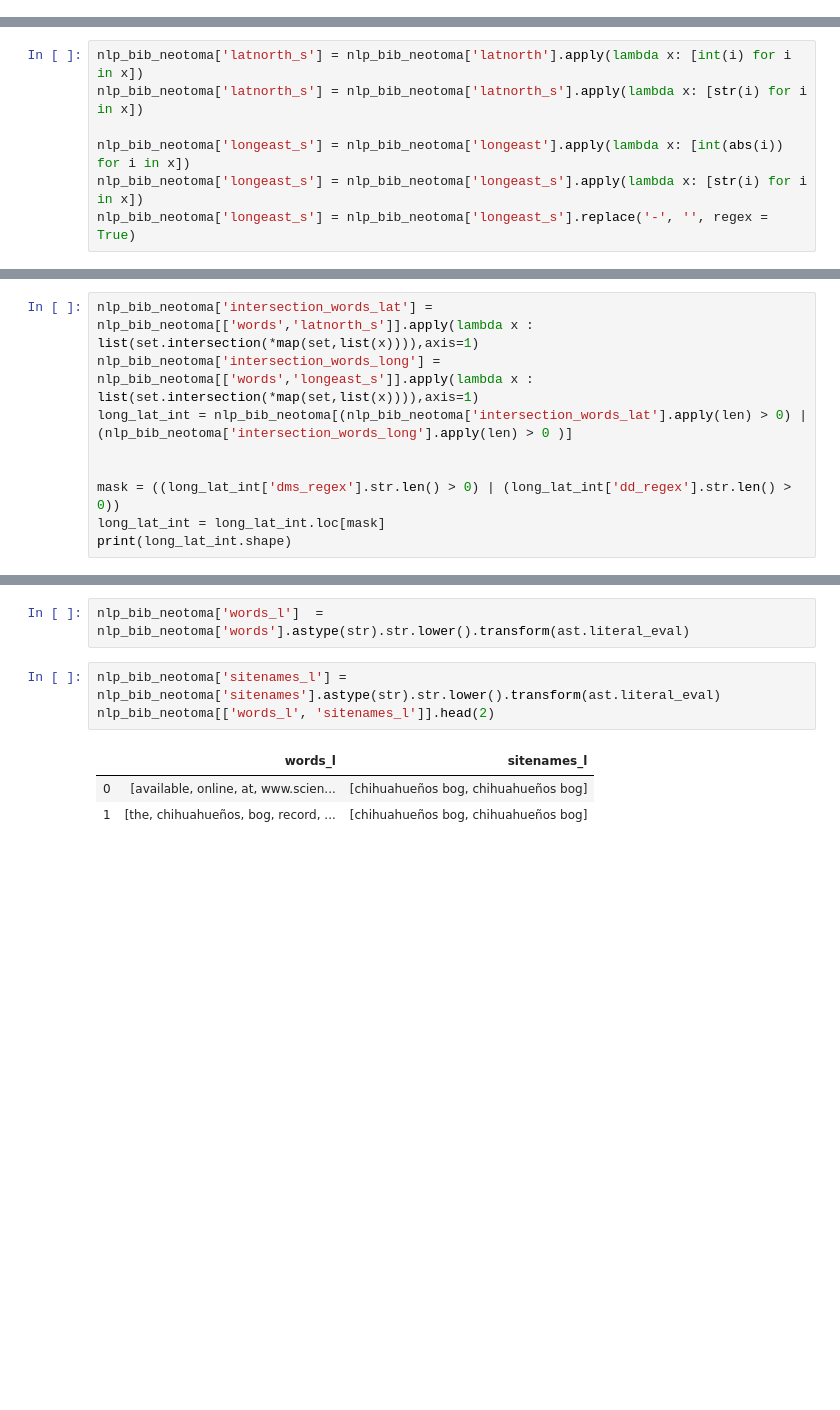
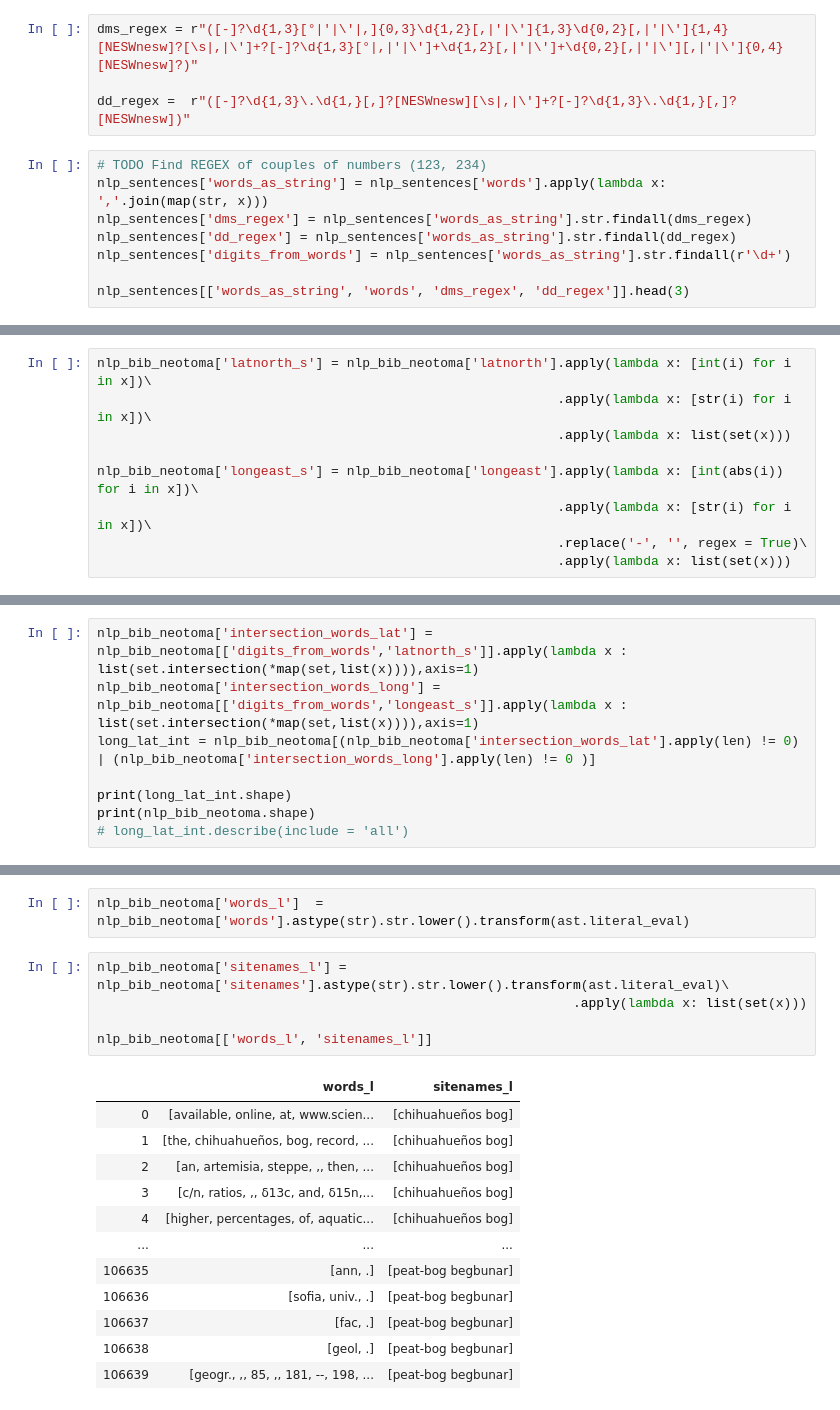
Before and after one commit to throughput-ec/UnacquiredSites, a Jupyter notebook: ML_Record_Mining_JN.ipynb, the cells around one changed output, grey strips where cells are left out. Cells and saved outputs as stored; diff of their text form; blank space fills up the shorter version.

```diff
--- a/ML_Record_Mining_JN.ipynb
+++ b/ML_Record_Mining_JN.ipynb
@@ -114,0 +111,12 @@ This is the used REGEX to extract coordinates in the script:
+# %%
+dms_regex = r"([-]?\d{1,3}[°|′|\'|,]{0,3}\d{1,2}[,|′|\']{1,3}\d{0,2}[,|′|\']{1,4}[NESWnesw]?[\s|,|\']+?[-]?\d{1,3}[°|,|′|\']+\d{1,2}[,|′|\']+\d{0,2}[,|′|\'][,|′|\']{0,4}[NESWnesw]?)"
+
+dd_regex =  r"([-]?\d{1,3}\.\d{1,}[,]?[NESWnesw][\s|,|\']+?[-]?\d{1,3}\.\d{1,}[,]?[NESWnesw])"
+# %%
+# TODO Find REGEX of couples of numbers (123, 234)
+nlp_sentences['words_as_string'] = nlp_sentences['words'].apply(lambda x: ','.join(map(str, x)))
+nlp_sentences['dms_regex'] = nlp_sentences['words_as_string'].str.findall(dms_regex)
+nlp_sentences['dd_regex'] = nlp_sentences['words_as_string'].str.findall(dd_regex)
+nlp_sentences['digits_from_words'] = nlp_sentences['words_as_string'].str.findall(r'\d+')
+
+nlp_sentences[['words_as_string', 'words', 'dms_regex', 'dd_regex']].head(3)
@@ -312,7 +373,9 @@ nlp_bib_neotoma[['_gddid', 'sentid', 'doi', 'words', 'dms_regex', 'sitenames', '
 # %%
-nlp_bib_neotoma['latnorth_s'] = nlp_bib_neotoma['latnorth'].apply(lambda x: [int(i) for i in x])
-nlp_bib_neotoma['latnorth_s'] = nlp_bib_neotoma['latnorth_s'].apply(lambda x: [str(i) for i in x])
+nlp_bib_neotoma['latnorth_s'] = nlp_bib_neotoma['latnorth'].apply(lambda x: [int(i) for i in x])\
+                                                           .apply(lambda x: [str(i) for i in x])\
+                                                           .apply(lambda x: list(set(x)))
 
-nlp_bib_neotoma['longeast_s'] = nlp_bib_neotoma['longeast'].apply(lambda x: [int(abs(i)) for i in x])
-nlp_bib_neotoma['longeast_s'] = nlp_bib_neotoma['longeast_s'].apply(lambda x: [str(i) for i in x])
-nlp_bib_neotoma['longeast_s'] = nlp_bib_neotoma['longeast_s'].replace('-', '', regex = True)
+nlp_bib_neotoma['longeast_s'] = nlp_bib_neotoma['longeast'].apply(lambda x: [int(abs(i)) for i in x])\
+                                                           .apply(lambda x: [str(i) for i in x])\
+                                                           .replace('-', '', regex = True)\
+                                                           .apply(lambda x: list(set(x)))
@@ -321,10 +386,9 @@ nlp_bib_neotoma['longeast_s'] = nlp_bib_neotoma['longeast_s'].replace('-', '', r
 # %%
-nlp_bib_neotoma['intersection_words_lat'] = nlp_bib_neotoma[['words','latnorth_s']].apply(lambda x : list(set.intersection(*map(set,list(x)))),axis=1)
-nlp_bib_neotoma['intersection_words_long'] = nlp_bib_neotoma[['words','longeast_s']].apply(lambda x : list(set.intersection(*map(set,list(x)))),axis=1)
-long_lat_int = nlp_bib_neotoma[(nlp_bib_neotoma['intersection_words_lat'].apply(len) > 0) | (nlp_bib_neotoma['intersection_words_long'].apply(len) > 0 )]
+nlp_bib_neotoma['intersection_words_lat'] = nlp_bib_neotoma[['digits_from_words','latnorth_s']].apply(lambda x : list(set.intersection(*map(set,list(x)))),axis=1)
+nlp_bib_neotoma['intersection_words_long'] = nlp_bib_neotoma[['digits_from_words','longeast_s']].apply(lambda x : list(set.intersection(*map(set,list(x)))),axis=1)
+long_lat_int = nlp_bib_neotoma[(nlp_bib_neotoma['intersection_words_lat'].apply(len) != 0) | (nlp_bib_neotoma['intersection_words_long'].apply(len) != 0 )]
 
-
-mask = ((long_lat_int['dms_regex'].str.len() > 0) | (long_lat_int['dd_regex'].str.len() > 0))
-long_lat_int = long_lat_int.loc[mask]
 print(long_lat_int.shape)
+print(nlp_bib_neotoma.shape)
+# long_lat_int.describe(include = 'all')
 # %% [output]
@@ -346,9 +466,20 @@ Let's now extract Sitenames from the Neotoma database. For this, I will group by
 # %%
 nlp_bib_neotoma['words_l']  = nlp_bib_neotoma['words'].astype(str).str.lower().transform(ast.literal_eval)
 # %%
-nlp_bib_neotoma['sitenames_l'] = nlp_bib_neotoma['sitenames'].astype(str).str.lower().transform(ast.literal_eval)
-nlp_bib_neotoma[['words_l', 'sitenames_l']].head(2)
+nlp_bib_neotoma['sitenames_l'] = nlp_bib_neotoma['sitenames'].astype(str).str.lower().transform(ast.literal_eval)\
+                                                             .apply(lambda x: list(set(x)))
+
+nlp_bib_neotoma[['words_l', 'sitenames_l']]
 # %% [output]
 |  | words_l | sitenames_l |
-| 0 | [available, online, at, www.scien... | [chihuahueños bog, chihuahueños bog] |
-| 1 | [the, chihuahueños, bog, record, ... | [chihuahueños bog, chihuahueños bog] |
+| 0 | [available, online, at, www.scien... | [chihuahueños bog] |
+| 1 | [the, chihuahueños, bog, record, ... | [chihuahueños bog] |
+| 2 | [an, artemisia, steppe, ,, then, ... | [chihuahueños bog] |
+| 3 | [c/n, ratios, ,, δ13c, and, δ15n,... | [chihuahueños bog] |
+| 4 | [higher, percentages, of, aquatic... | [chihuahueños bog] |
+| ... | ... | ... |
+| 106635 | [ann, .] | [peat-bog begbunar] |
+| 106636 | [sofia, univ., .] | [peat-bog begbunar] |
+| 106637 | [fac, .] | [peat-bog begbunar] |
+| 106638 | [geol, .] | [peat-bog begbunar] |
+| 106639 | [geogr., ,, 85, ,, 181, --, 198, ... | [peat-bog begbunar] |
```
Also changed, not shown: parts of 47 cells of this notebook.
